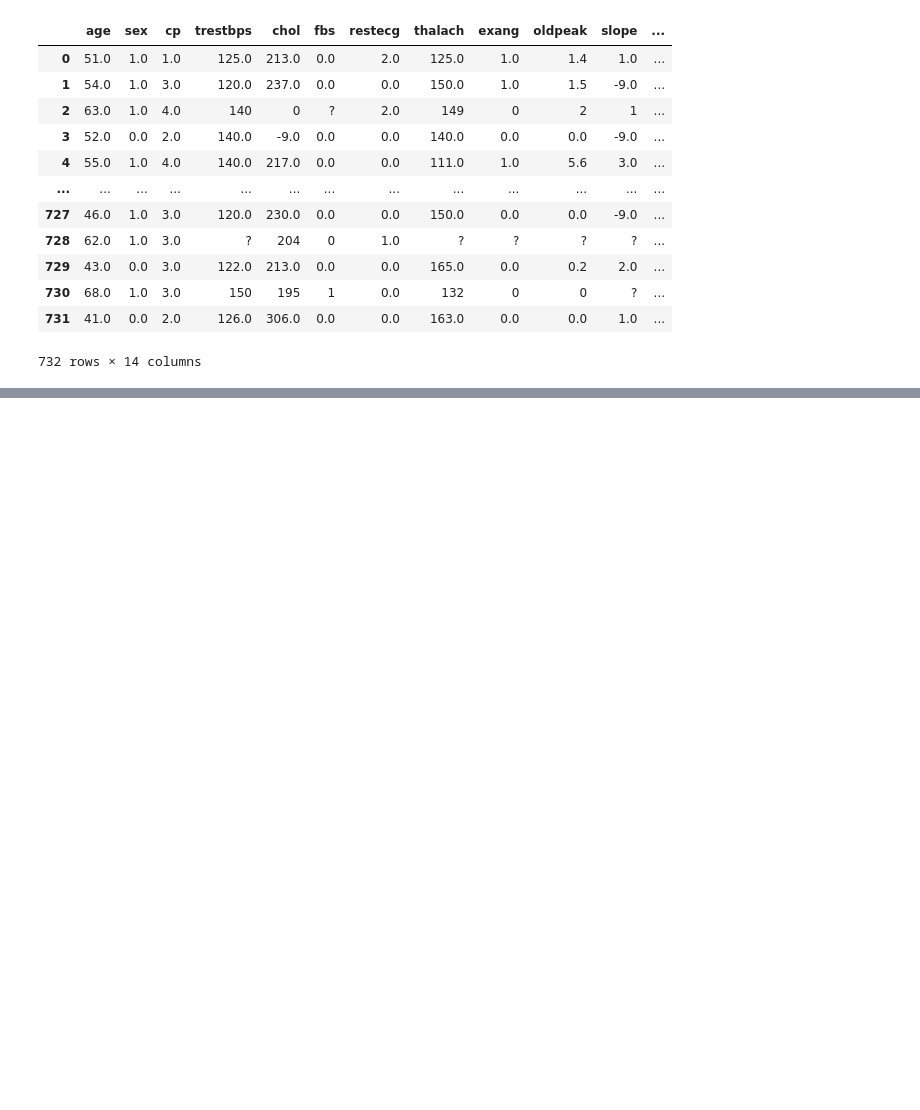
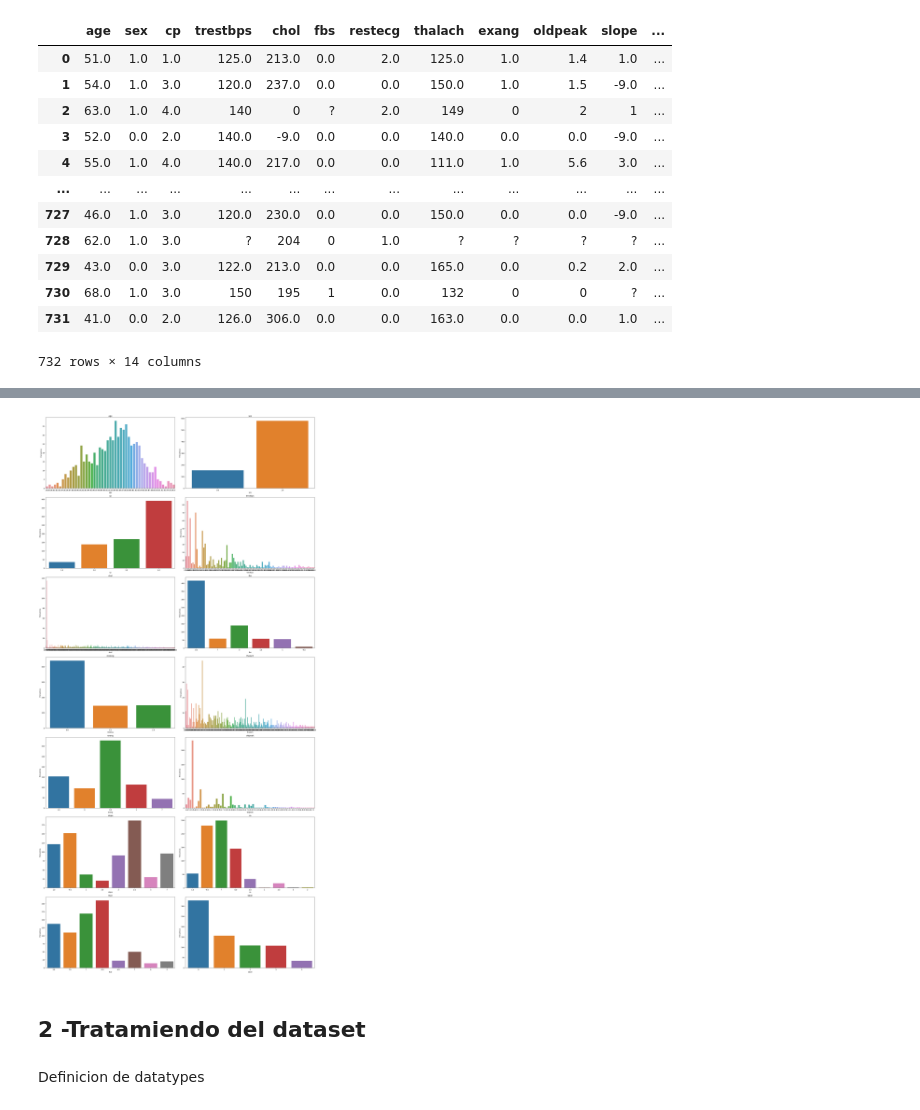
Before and after one commit to cmarty02/DATACADABRA_DataProject_3, a Jupyter notebook: data_raw/Data_Project_3.ipynb, the cells around one changed output, grey strips where cells are left out. Drawn from its saved outputs; the diff is of its cells as text; code cells hidden in the pictures; blank space fills up the shorter version.

Commit message:
tratamiento_dataset
definicion de dtypes y reemplazo de Nan

```diff
--- a/data_raw/Data_Project_3.ipynb
+++ b/data_raw/Data_Project_3.ipynb
@@ -56,0 +127,28 @@ X_train
+# %%
+import numpy as np
+import matplotlib.pyplot as plt
+import seaborn as sns
+
+cols = ['age', 'sex', 'cp', 'trestbps', 'chol', 'fbs', 'restecg', 'thalach', 'exang', 'oldpeak', 'slope', 'ca', 'thal', 'label']
+
+# Calcular el número de filas y columnas para organizar los subgráficos
+num_cols = 2
+num_rows = int(np.ceil(len(cols) / num_cols))
+
+# Crear subplots para cada variable no numérica
+plt.figure(figsize=(24, 48))
+for i, col in enumerate(cols, 1):
+    plt.subplot(num_rows, num_cols, i)
+    sns.countplot(data=df, x=col)
+    plt.title(f"{col}")
+    plt.xlabel(col)
+    plt.ylabel("Frecuencia")
+
+plt.tight_layout()
+plt.show()
+# %% [output]
+[figure, added]
+# %% [markdown]
+## 2 -Tratamiendo del dataset
+# %% [markdown]
+Definicion de datatypes
```
Also changed, not shown: parts of 14 cells of this notebook.
